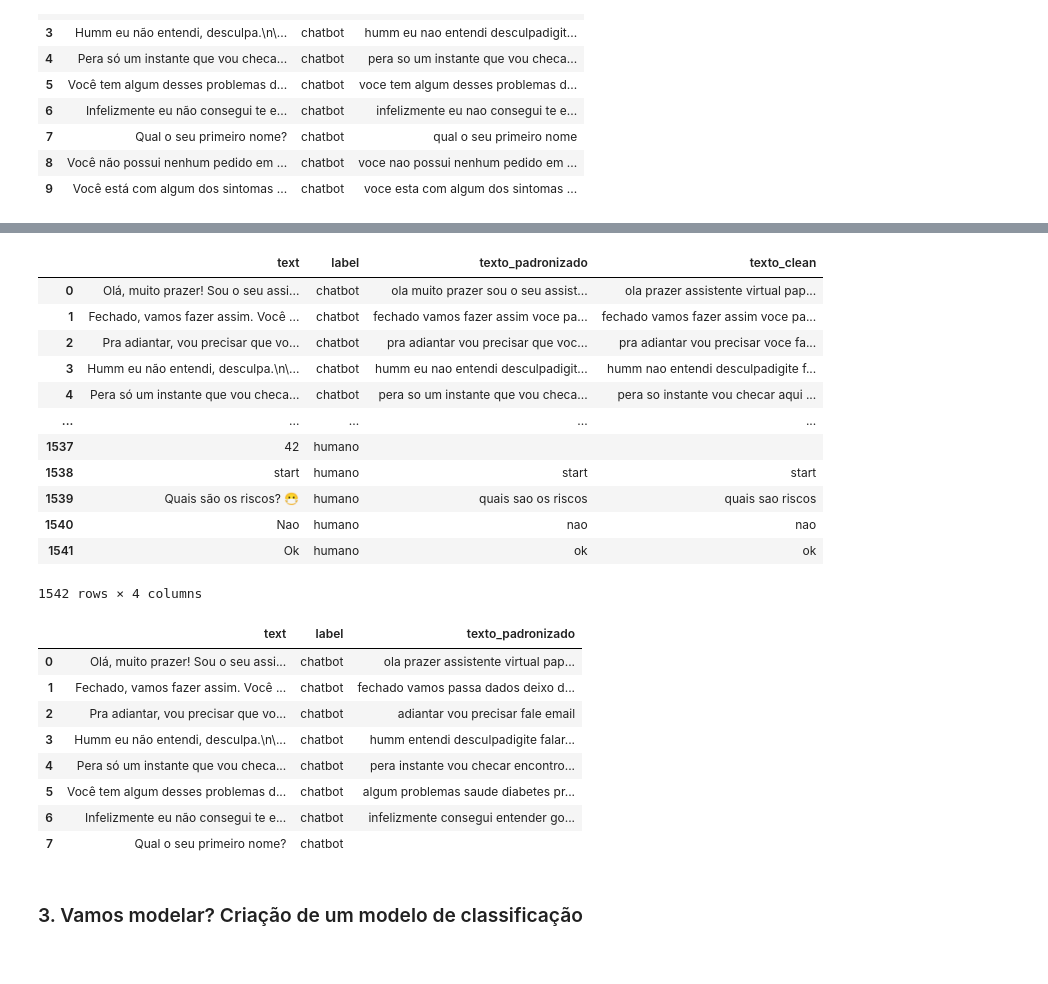
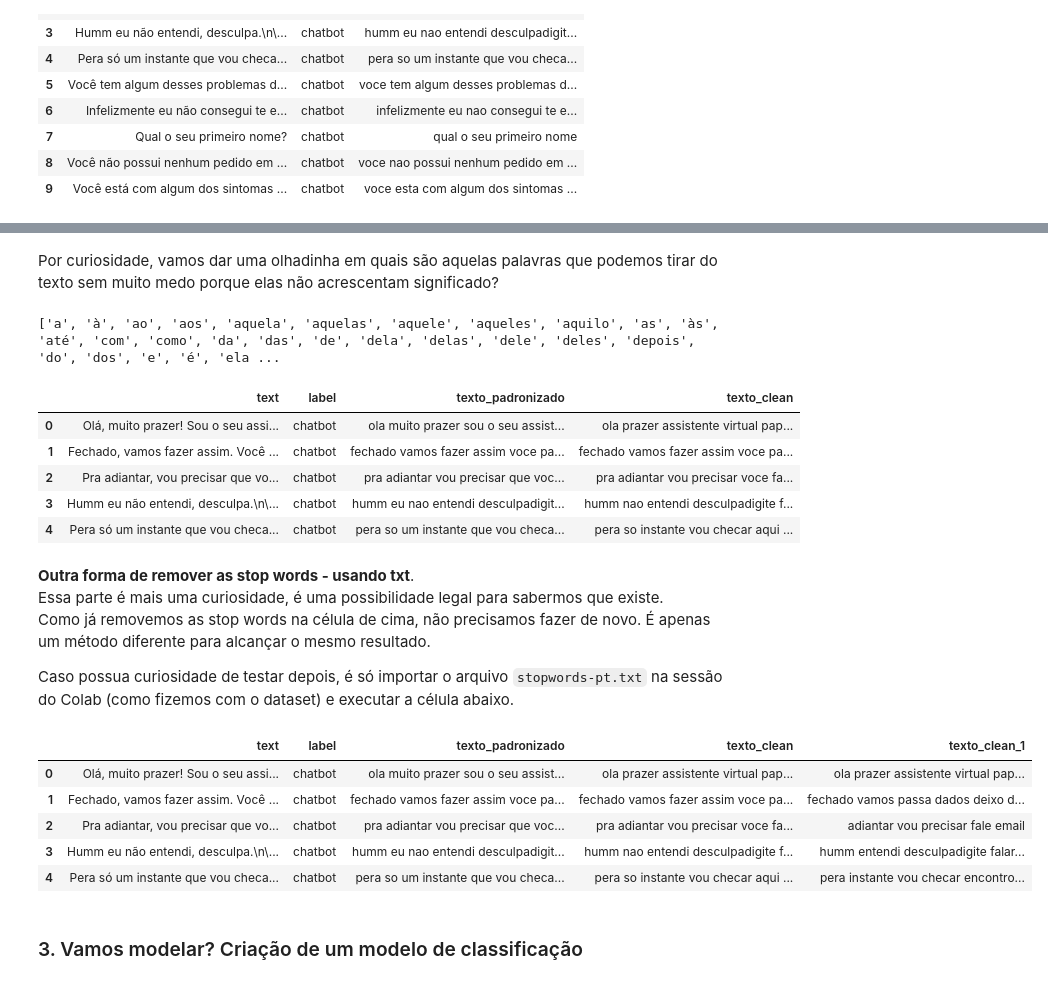
Before and after one commit to Mel-iza/Weni_XP_IA, a Jupyter notebook: notebook/weni_xp_hands_on_ia.ipynb, the cells around one changed output, grey strips where cells are left out. Cells and saved outputs as stored; diff of their text form; code cells hidden in the pictures.

```diff
--- a/notebook/weni_xp_hands_on_ia.ipynb
+++ b/notebook/weni_xp_hands_on_ia.ipynb
@@ -96,7 +86,7 @@ Importando os dados
 # %%
-#@title resultado esperado:
+# Importando o conjunto de dados com arquivo direto na sessão do notebook
 
-data =  pd.read_csv('/content/train_dataset_1.csv')
+data =  pd.read_csv('/content/train_dataset.csv')
 data
 # %% [output]
 |  | text | label |
@@ -244,9 +210,3 @@ data.head(10)
 | 7 | Qual o seu primeiro nome? | chatbot | qual o seu primeiro nome |
 | 8 | Você não possui nenhum pedido em ... | chatbot | voce nao possui nenhum pedido em ... |
 | 9 | Você está com algum dos sintomas ... | chatbot | voce esta com algum dos sintomas ... |
-# %%
-#@title Resultado esperado:
-# Aplicando a função de padronização no texto e colocando ele em uma nova coluna chamada 'text_clean'
-
-data['texto_padronizado'] = [remover_acentos_e_numeros(i) for i in data['text']]
-data.head(12)
@@ -289,6 +233,16 @@ print(stop_words)
+# %% [markdown]
+Por curiosidade, vamos dar uma olhadinha em quais são aquelas palavras que podemos tirar do texto sem muito medo porque elas não acrescentam significado?
+# %%
+# Conhecendo as stop words
+
+print(stop_words)
+# %% [output]
+['a', 'à', 'ao', 'aos', 'aquela', 'aquelas', 'aquele', 'aqueles', 'aquilo', 'as', 'às', 'até', 'com', 'como', 'da', 'das', 'de', 'dela', 'delas', 'dele', 'deles', 'depois', 'do', 'dos', 'e', 'é', 'ela ...
 # %%
+# Aplicando a remoção de stop-words na coluna padronizada
+
 data['texto_clean'] = data['texto_padronizado'].apply(lambda x: ' '.join([word for word in x.split() if word not in (stop_words)]))
-data
+data.head()
 # %% [output]
 |  | text | label | texto_padronizado | texto_clean |
 | 0 | Olá, muito prazer! Sou o seu assi... | chatbot | ola muito prazer sou o seu assist... | ola prazer assistente virtual pap... |
@@ -296,36 +250,31 @@ data
 | 2 | Pra adiantar, vou precisar que vo... | chatbot | pra adiantar vou precisar que voc... | pra adiantar vou precisar voce fa... |
 | 3 | Humm eu não entendi, desculpa.\n\... | chatbot | humm eu nao entendi desculpadigit... | humm nao entendi desculpadigite f... |
 | 4 | Pera só um instante que vou checa... | chatbot | pera so um instante que vou checa... | pera so instante vou checar aqui ... |
-| ... | ... | ... | ... | ... |
-| 1537 | 42 | humano |  |  |
-| 1538 | start | humano | start | start |
-| 1539 | Quais são os riscos? 😷 | humano | quais sao os riscos | quais sao riscos |
-| 1540 | Nao | humano | nao | nao |
-| 1541 | Ok | humano | ok | ok |
-1542 rows × 4 columns
+# %% [markdown]
+**Outra forma de remover as stop words - usando txt**. <br>
+Essa parte é mais uma curiosidade, é uma possibilidade legal para sabermos que existe. <br>
+Como já removemos as stop words na célula de cima, não precisamos fazer de novo. É apenas um método diferente para alcançar o mesmo resultado.
+
+Caso possua curiosidade de testar depois, é só importar o arquivo `stopwords-pt.txt` na sessão do Colab (como fizemos com o dataset) e executar a célula abaixo.
 # %%
 #@title # Outra forma de remover as stop words - usando txt
 
 stop_portugues = list(open(r'stopwords-pt.txt', encoding="UTF-8"))
 stop_portugues= [i.replace('\n','') for i in stop_portugues]
 stop_portugues = [remover_acentos_e_numeros(i) for i in stop_portugues]
 
 def remover_stop_words(x):
     return [w for w in x if w not in stop_portugues]
 
-
-data['texto_padronizado'] = data['texto_padronizado'].str.split().apply(remover_stop_words).str.join(' ')
-data.head(8)
+data['texto_clean_1'] = data['texto_padronizado'].str.split().apply(remover_stop_words).str.join(' ')
+data.head()
 # %% [output]
-|  | text | label | texto_padronizado |
-| 0 | Olá, muito prazer! Sou o seu assi... | chatbot | ola prazer assistente virtual pap... |
-| 1 | Fechado, vamos fazer assim. Você ... | chatbot | fechado vamos passa dados deixo d... |
-| 2 | Pra adiantar, vou precisar que vo... | chatbot | adiantar vou precisar fale email |
-| 3 | Humm eu não entendi, desculpa.\n\... | chatbot | humm entendi desculpadigite falar... |
-| 4 | Pera só um instante que vou checa... | chatbot | pera instante vou checar encontro... |
-| 5 | Você tem algum desses problemas d... | chatbot | algum problemas saude diabetes pr... |
-| 6 | Infelizmente eu não consegui te e... | chatbot | infelizmente consegui entender go... |
-| 7 | Qual o seu primeiro nome? | chatbot |  |
+|  | text | label | texto_padronizado | texto_clean | texto_clean_1 |
+| 0 | Olá, muito prazer! Sou o seu assi... | chatbot | ola muito prazer sou o seu assist... | ola prazer assistente virtual pap... | ola prazer assistente virtual pap... |
+| 1 | Fechado, vamos fazer assim. Você ... | chatbot | fechado vamos fazer assim voce pa... | fechado vamos fazer assim voce pa... | fechado vamos passa dados deixo d... |
+| 2 | Pra adiantar, vou precisar que vo... | chatbot | pra adiantar vou precisar que voc... | pra adiantar vou precisar voce fa... | adiantar vou precisar fale email |
+| 3 | Humm eu não entendi, desculpa.\n\... | chatbot | humm eu nao entendi desculpadigit... | humm nao entendi desculpadigite f... | humm entendi desculpadigite falar... |
+| 4 | Pera só um instante que vou checa... | chatbot | pera so um instante que vou checa... | pera so instante vou checar aqui ... | pera instante vou checar encontro... |
 # %%
 # Vetorizando o texto e aplicando TF-idf
 
```
Also changed, not shown: parts of 33 cells of this notebook.
